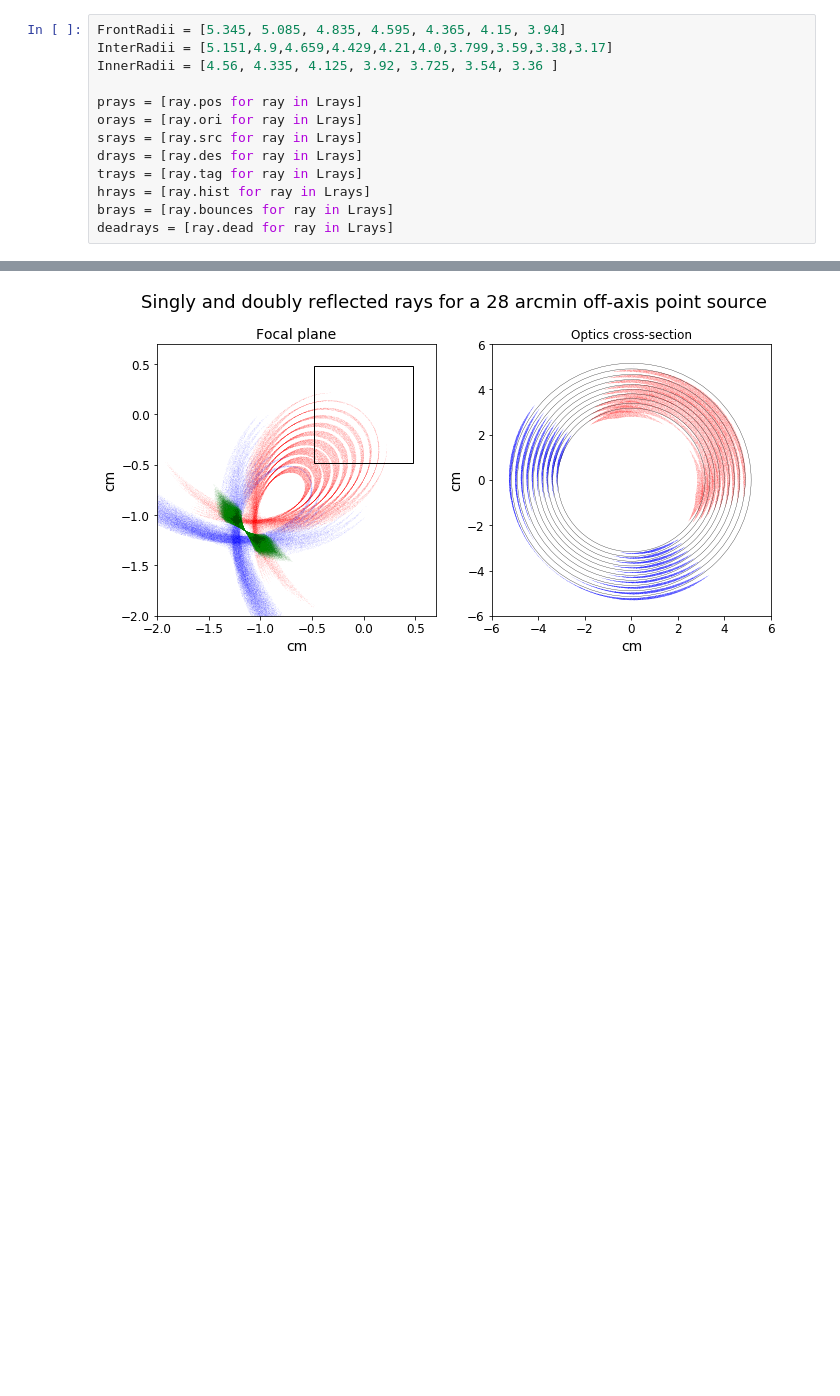
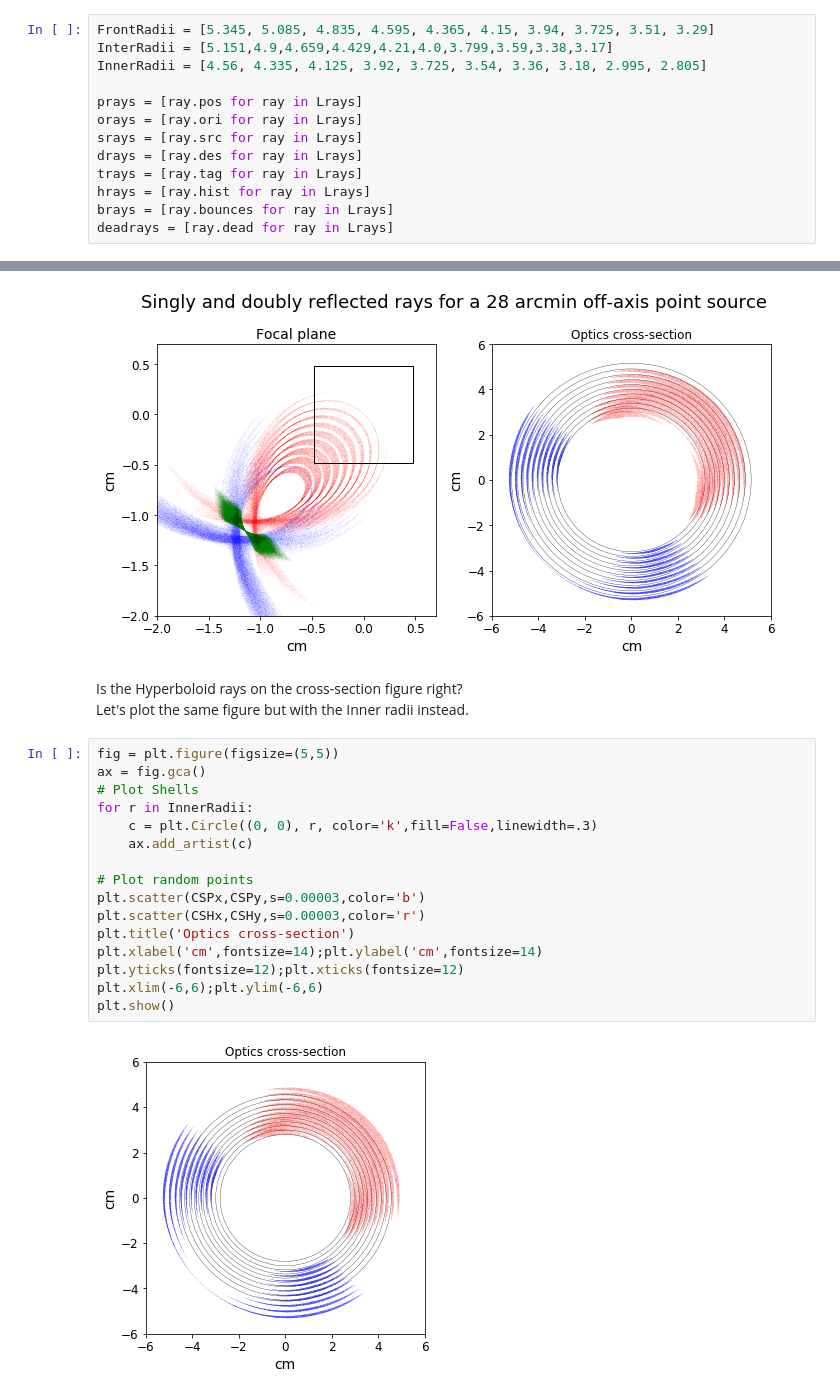
Before and after one commit to pymilo/Milo_FOXSI_Science, a Jupyter notebook: Paper_figures/Figure02.ipynb, the cells around one changed output, grey strips where cells are left out. Cells and saved outputs as stored; diff of their text form; blank space fills up the shorter version.

```diff
--- a/Paper_figures/Figure02.ipynb
+++ b/Paper_figures/Figure02.ipynb
@@ -87,9 +87,9 @@ Rays from /Users/Kamilobu/Desktop/Developer/Milo_FOXSI_Science/Paper_figures/ray
 # %% [markdown]
 ## Let's now see the optics cross-section
 # %%
-FrontRadii = [5.345, 5.085, 4.835, 4.595, 4.365, 4.15, 3.94]
+FrontRadii = [5.345, 5.085, 4.835, 4.595, 4.365, 4.15, 3.94, 3.725, 3.51, 3.29]
 InterRadii = [5.151,4.9,4.659,4.429,4.21,4.0,3.799,3.59,3.38,3.17]
-InnerRadii = [4.56, 4.335, 4.125, 3.92, 3.725, 3.54, 3.36 ]
+InnerRadii = [4.56, 4.335, 4.125, 3.92, 3.725, 3.54, 3.36, 3.18, 2.995, 2.805]
 
 prays = [ray.pos for ray in Lrays]
 orays = [ray.ori for ray in Lrays]
@@ -139,3 +139,24 @@ plt.xlim(-6,6);plt.ylim(-6,6)
 plt.show()
 # %% [output]
 [figure]
+# %% [markdown]
+Is the Hyperboloid rays on the cross-section figure right? <br/>
+Let's plot the same figure but with the Inner radii instead.
+# %%
+fig = plt.figure(figsize=(5,5))
+ax = fig.gca()
+# Plot Shells
+for r in InnerRadii:
+    c = plt.Circle((0, 0), r, color='k',fill=False,linewidth=.3)
+    ax.add_artist(c)
+
+# Plot random points
+plt.scatter(CSPx,CSPy,s=0.00003,color='b')
+plt.scatter(CSHx,CSHy,s=0.00003,color='r')
+plt.title('Optics cross-section')
+plt.xlabel('cm',fontsize=14);plt.ylabel('cm',fontsize=14)
+plt.yticks(fontsize=12);plt.xticks(fontsize=12)
+plt.xlim(-6,6);plt.ylim(-6,6)
+plt.show()
+# %% [output]
+[figure, added]
```
Also changed, not shown: 2 other files.
